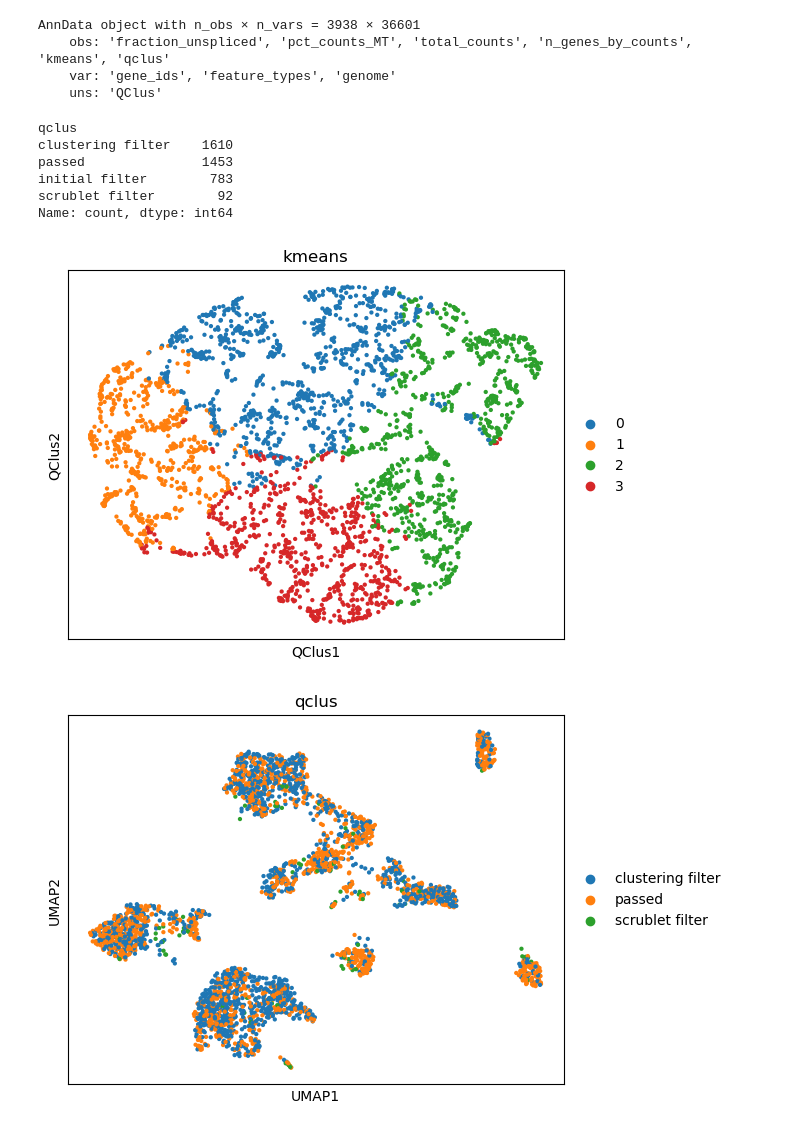
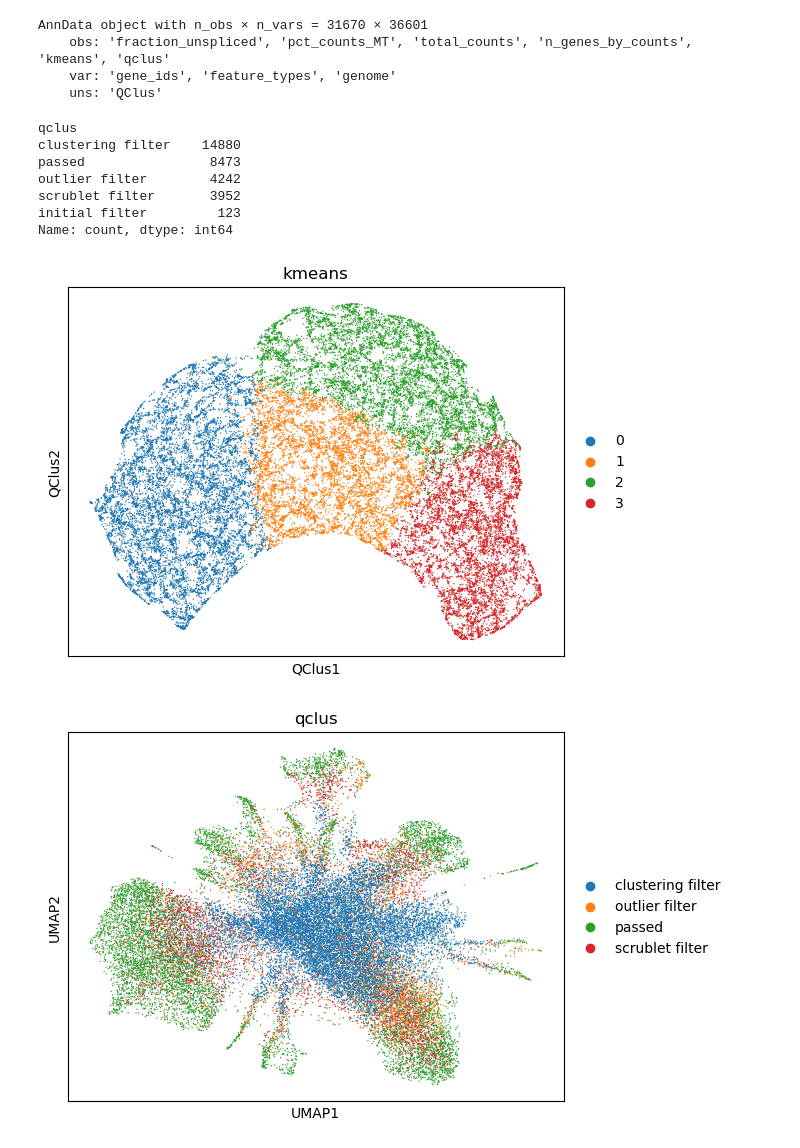
Before and after one commit to linnalab/qclus, a Jupyter notebook: tutorials/marker_genes.ipynb, the cells around one changed output. Cells and saved outputs as stored; diff of their text form; code cells hidden in the pictures.

```diff
--- a/tutorials/marker_genes.ipynb
+++ b/tutorials/marker_genes.ipynb
@@ -16,7 +16,7 @@ from qclus.gene_lists import *
 import warnings
 warnings.filterwarnings("ignore")
 # %%
-loompy_path = "../../../../../groups/Linna_Lab/QCLUS_revisions/kidney1/cellranger/SRR11858626/SRR11858626/velocyto/velocyto.loom"
+loompy_path = "../../../../../groups/Linna_Lab/paavo_data/sample_lq.loom"
 # %%
 fraction_unspliced = qc.utils.fraction_unspliced_from_loom(loompy_path)
 # %%
@@ -38,5 +38,5 @@ fraction_unspliced
 # %%
-counts_path = "../../../../../groups/Linna_Lab/QCLUS_revisions/kidney1/cellranger/SRR11858626/SRR11858626/outs/filtered_feature_bc_matrix.h5"
+counts_path = "../../../../../groups/Linna_Lab/paavo_data/sample_lq.h5"
 # %%
 adata = qc.run_qclus(counts_path, fraction_unspliced,
                         gene_set_dict=celltype_gene_set_dict,           # exact gene sets can be found in gene_lists.py
@@ -66,7 +66,7 @@ adata = qc.run_qclus(counts_path, fraction_unspliced,
 # %%
 adata
 # %% [output]
-AnnData object with n_obs × n_vars = 3938 × 36601
+AnnData object with n_obs × n_vars = 31670 × 36601
     obs: 'fraction_unspliced', 'pct_counts_MT', 'total_counts', 'n_genes_by_counts', 'kmeans', 'qclus'
     var: 'gene_ids', 'feature_types', 'genome'
     uns: 'QClus'
@@ -74,10 +74,11 @@ AnnData object with n_obs × n_vars = 3938 × 36601
 adata.obs.qclus.value_counts()
 # %% [output]
 qclus
-clustering filter    1610
-passed               1453
-initial filter        783
-scrublet filter        92
+clustering filter    14880
+passed                8473
+outlier filter        4242
+scrublet filter       3952
+initial filter         123
 Name: count, dtype: int64
 # %%
 #filter out initial_filter annotated cells
@@ -87,29 +88,32 @@ adata.obsm["QClus"] = adata.uns["QClus"]
 %matplotlib inline
 sc.pl.embedding(adata, basis="QClus", color="kmeans")
 # %% [output]
-[figure, old version]
+[figure, new version]
 # %%
 #run standard processing for visualization purposes
 sc.pp.normalize_total(adata, target_sum=1e4)
 sc.pp.log1p(adata)
 
 #save raw dataset and filter genes
 adata.raw = adata
 sc.pp.highly_variable_genes(adata, min_mean=0.0125, max_mean=3, min_disp=0.5)
 sc.pp.filter_genes(adata, min_cells=10)
 adata = adata[:, adata.var.highly_variable]
 
-sc.pp.regress_out(adata, ['total_counts', 'pct_counts_MT'], n_jobs = 30)
+# Use the determined number of cores in sc.pp.regress_out
+sc.pp.regress_out(adata, ['total_counts', 'pct_counts_MT'], n_jobs=4)
+
+
 sc.pp.scale(adata, max_value=10)
 
 sc.tl.pca(adata, svd_solver='randomized')
 sc.pp.neighbors(adata, n_neighbors=10, n_pcs=40)
 sc.tl.umap(adata)
 sc.tl.leiden(adata, key_added="leiden")
 
 sc.pl.umap(adata, color="qclus")
 # %% [output]
-[figure, old version]
+[figure, new version]
 # %%
 adata = adata[adata.obs.qclus=="passed"]
 adata
```
Also changed, not shown: parts of 5 cells of this notebook.
